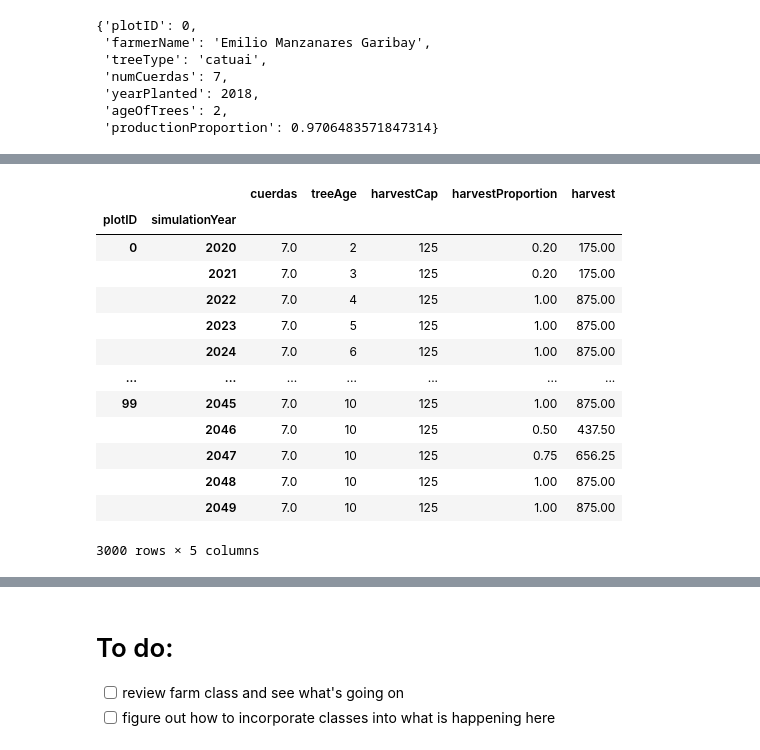
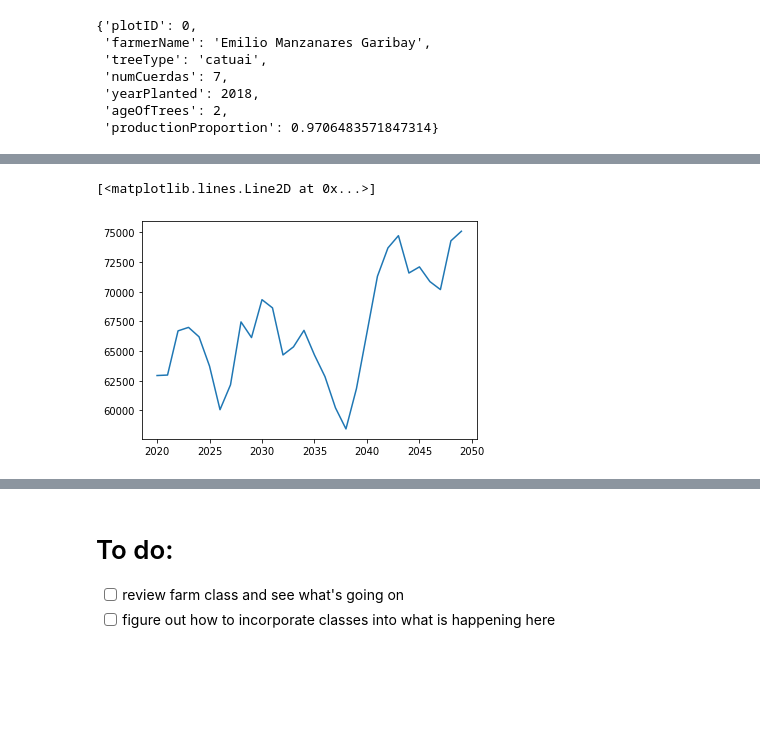
Before and after one commit to mindthegrow/cafelytics, a Jupyter notebook: reWrite.ipynb, the cells around one changed output, grey strips where cells are left out. Drawn from its saved outputs; the diff is of its cells as text; code cells hidden in the pictures; blank space fills up the shorter version.

Commit message:
rewriting simulation

```diff
--- a/reWrite.ipynb
+++ b/reWrite.ipynb
@@ -586,44 +764,26 @@ def simulate(eventData = simData, startYear = 2020, years = 30, treeAttributes =
             newRow = plot.getRow()
             simulationDf = pd.concat([simulationDf, newRow])
 
-    for i in range(years):
-        if i == 0:
-            print()
-        else:
-            currentYear = startYear + i
-            for plotIndex,plot in enumerate(plotClasses):
-                _plotID = plot.plotID
+    for i in range(1,years):
+        currentYear = startYear + i
+        for plotIndex,plot in enumerate(plotClasses):
+            _plotID = plot.plotID
 
-                plotData = simData[simData["plotID"] == _plotID]
-                eventNumber = getEvent(year=currentYear, plotDf = plotData)
-                #event = eventData[eventData["event"] == eventNumber]
-                eventStatus = plotData["status"][eventNumber]
-                eventStartYear = plotData["startYear"][eventNumber]
-                eventDeathYear = plotData["deathYear"][eventNumber]
+            plotData = simData[simData["plotID"] == _plotID]
+            eventNumber = getEvent(year=currentYear, plotDf = plotData)
+            #event = eventData[eventData["event"] == eventNumber]
+            eventStatus = plotData["status"][eventNumber]
+            eventStartYear = plotData["startYear"][eventNumber]
+            eventDeathYear = plotData["deathYear"][eventNumber]
 
-                plot.updateEvent(_simYear = currentYear, _status = eventStatus, _startYear = eventStartYear, _deathYear = eventDeathYear)
+            plot.updateEvent(_simYear = currentYear, _status = eventStatus, _startYear = eventStartYear, _deathYear = eventDeathYear)
 
-                newRow = plot.getRow()
-                simulationDf = pd.concat([simulationDf, newRow])
+            newRow = plot.getRow()
+            simulationDf = pd.concat([simulationDf, newRow])
 
 
     return(simulationDf)
 # %%
 x = simulate()
 # %%
-x.groupby(['plotID', 'simulationYear']).sum()
+projection = x.groupby(['plotID', 'simulationYear']).sum()['harvest'].groupby('simulationYear').sum()
-# %% [output]
-|  |  | cuerdas | treeAge | harvestCap | harvestProportion | harvest |
-| plotID | simulationYear |  |  |  |  |  |
-| 0 | 2020 | 7.0 | 2 | 125 | 0.20 | 175.00 |
-|  | 2021 | 7.0 | 3 | 125 | 0.20 | 175.00 |
-|  | 2022 | 7.0 | 4 | 125 | 1.00 | 875.00 |
-|  | 2023 | 7.0 | 5 | 125 | 1.00 | 875.00 |
-|  | 2024 | 7.0 | 6 | 125 | 1.00 | 875.00 |
-| ... | ... | ... | ... | ... | ... | ... |
-| 99 | 2045 | 7.0 | 10 | 125 | 1.00 | 875.00 |
-|  | 2046 | 7.0 | 10 | 125 | 0.50 | 437.50 |
-|  | 2047 | 7.0 | 10 | 125 | 0.75 | 656.25 |
-|  | 2048 | 7.0 | 10 | 125 | 1.00 | 875.00 |
-|  | 2049 | 7.0 | 10 | 125 | 1.00 | 875.00 |
-3000 rows × 5 columns
@@ -630,2 +792,7 @@ x.groupby(['plotID', 'simulationYear']).sum()
+# %%
+plt.plot(projection)
+# %% [output]
+[<matplotlib.lines.Line2D at 0x...>]
+[figure, added]
 # %%
 allPlots = initAllPlots(simData)
```
Also changed, not shown: parts of 42 cells of this notebook.
